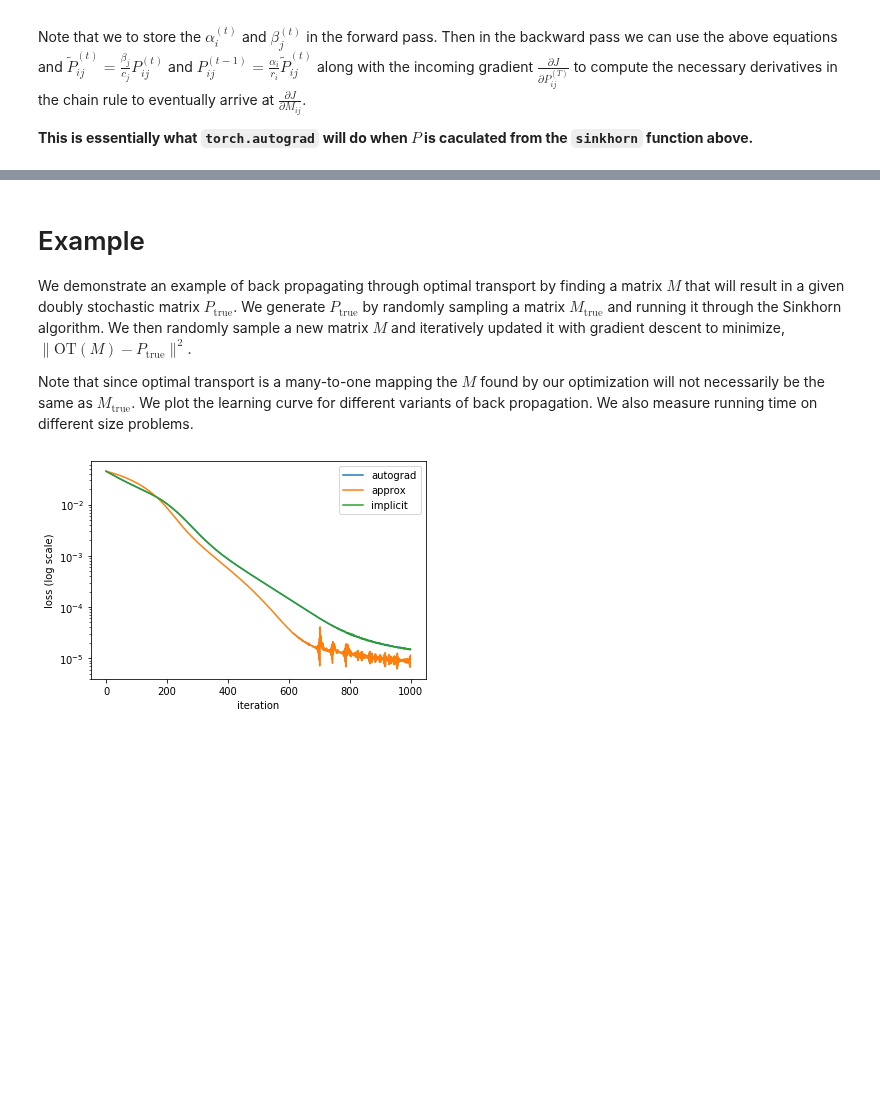
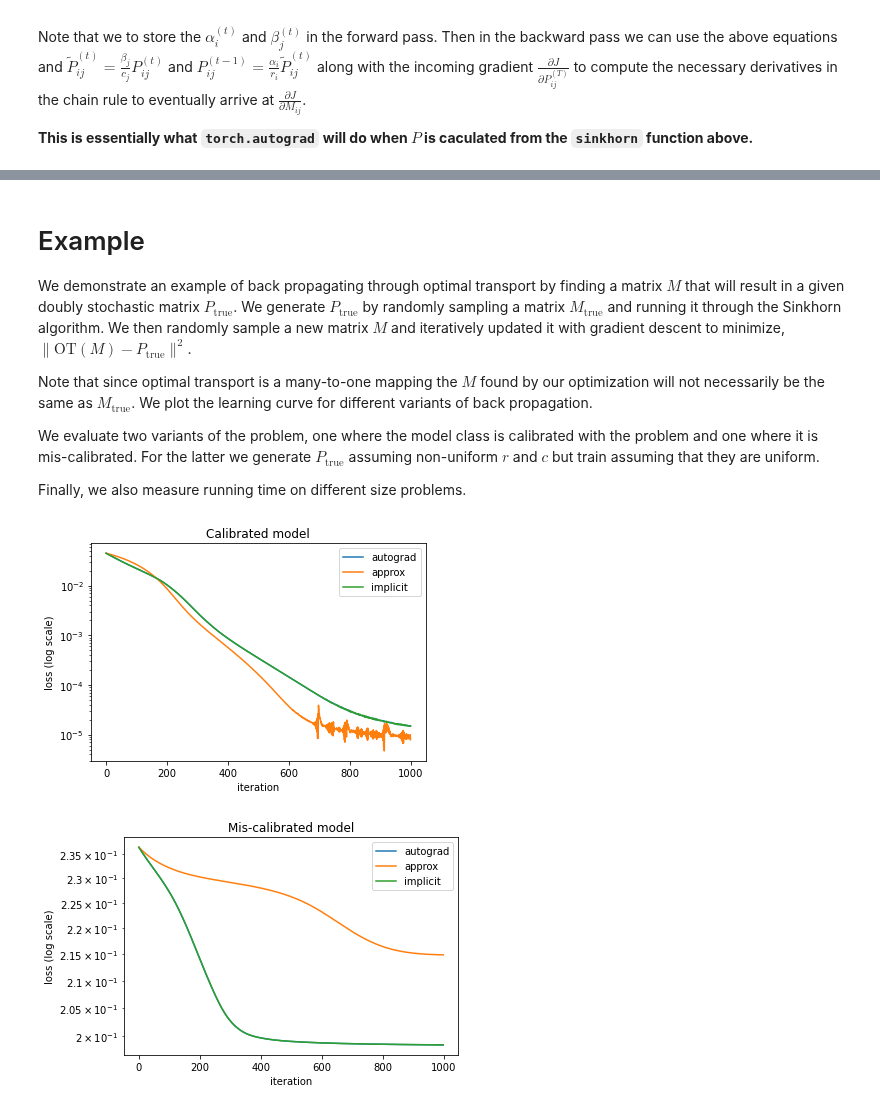
Before and after one commit to anucvml/ddn, a Jupyter notebook: tutorials/11_optimal_transport.ipynb, the cells around one changed output, grey strips where cells are left out. Cells and saved outputs as stored; diff of their text form; code cells hidden in the pictures; blank space fills up the shorter version.

```diff
--- a/tutorials/11_optimal_transport.ipynb
+++ b/tutorials/11_optimal_transport.ipynb
@@ -273,12 +273,18 @@ We have coded an efficient implementation of this in the `OptimalTransportLayer`
 
 We demonstrate an example of back propagating through optimal transport by finding a matrix $M$ that will result in a given doubly stochastic matrix $P_{\text{true}}$. We generate $P_{\text{true}}$ by randomly sampling a matrix $M_{\text{true}}$ and running it through the Sinkhorn algorithm. We then randomly sample a new matrix $M$ and iteratively updated it with gradient descent to minimize, $\|\text{OT}(M) - P_{\text{true}}\|^2$.
 
-Note that since optimal transport is a many-to-one mapping the $M$ found by our optimization will not necessarily be the same as $M_{\text{true}}$. We plot the learning curve for different variants of back propagation. We also measure running time on different size problems.
+Note that since optimal transport is a many-to-one mapping the $M$ found by our optimization will not necessarily be the same as $M_{\text{true}}$. We plot the learning curve for different variants of back propagation.
+
+We evaluate two variants of the problem, one where the model class is calibrated with the problem and one where it is mis-calibrated. For the latter we generate $P_{\text{true}}$ assuming non-uniform $r$ and $c$ but train assuming that they are uniform.
+
+Finally, we also measure running time on different size problems.
 # %%
 %matplotlib inline
 
 import torch
 import torch.optim as optim
+from torch.nn.functional import normalize
+
 torch.manual_seed(22)
 
 import sys
@@ -295,42 +301,60 @@ def learnM(fcn, M_init, P_true, iters=500):
     """Find an M such that sinkhorn(M) matches P_true. Return M and the learning curve."""
     M = M_init.clone()
     M.requires_grad = True
 
     optimizer = optim.AdamW([M], lr=1.0e-2)
 
     h = []
     for i in range(iters):
         optimizer.zero_grad(set_to_none=True)
         P = fcn(M)
         J = torch.linalg.norm(P - P_true)
         h.append(J.item())
         J.backward()
         optimizer.step()
 
     return M, h
 
-# test sinkhorn, approximate gradient and implicit gradient
+def plot_learning_curves(title, h1, h2, h3):
+    """Plots learning curves for autograd, approx and implicit."""
+
+    plt.figure()
+    plt.semilogy(h1)
+    plt.semilogy(h2)
+    plt.semilogy(h3)
+    plt.xlabel('iteration'); plt.ylabel('loss (log scale)')
+    plt.legend(['autograd', 'approx', 'implicit'])
+    plt.title(title)
+
+# test sinkhorn, approximate gradient and implicit gradient for calibrated model
 
 M_true = torch.randn((2, 100, 100), dtype=torch.float)
 P_true = sinkhorn(M_true)
 
 M_init = torch.log(torch.rand_like(M_true))
 
 M1, h1 = learnM(sinkhorn, M_init, P_true, iters=1000)
 M2, h2 = learnM(OptimalTransportLayer(approx_grad=True), M_init, P_true, iters=1000)
 M3, h3 = learnM(OptimalTransportLayer(), M_init, P_true, iters=1000)
 
-# plot learning curves
+plot_learning_curves('Calibrated model', h1, h2, h3)
 
-plt.figure()
-plt.semilogy(h1)
-plt.semilogy(h2)
-plt.semilogy(h3)
-plt.xlabel('iteration'); plt.ylabel('loss (log scale)')
-plt.legend(['autograd', 'approx', 'implicit'])
+# test sinkhorn, approximate gradient and implicit gradient for mis-calibrated model
+
+M_true = torch.randn((2, 100, 100), dtype=torch.float)
+P_true = sinkhorn(M_true, normalize(torch.rand(1, M_true.shape[1])), normalize(torch.rand(1, M_true.shape[2])))
+
+M_init = torch.log(torch.rand_like(M_true))
+
+M1, h1 = learnM(sinkhorn, M_init, P_true, iters=1000)
+M2, h2 = learnM(OptimalTransportLayer(approx_grad=True), M_init, P_true, iters=1000)
+M3, h3 = learnM(OptimalTransportLayer(), M_init, P_true, iters=1000)
+
+plot_learning_curves('Mis-calibrated model', h1, h2, h3)
 plt.show()
 # %% [output]
-[figure, old version]
+[figure, new version]
+[figure, added]
 # %%
 # running time
 from timeit import timeit
```
Also changed, not shown: parts of 4 cells of this notebook, 2 other files.
